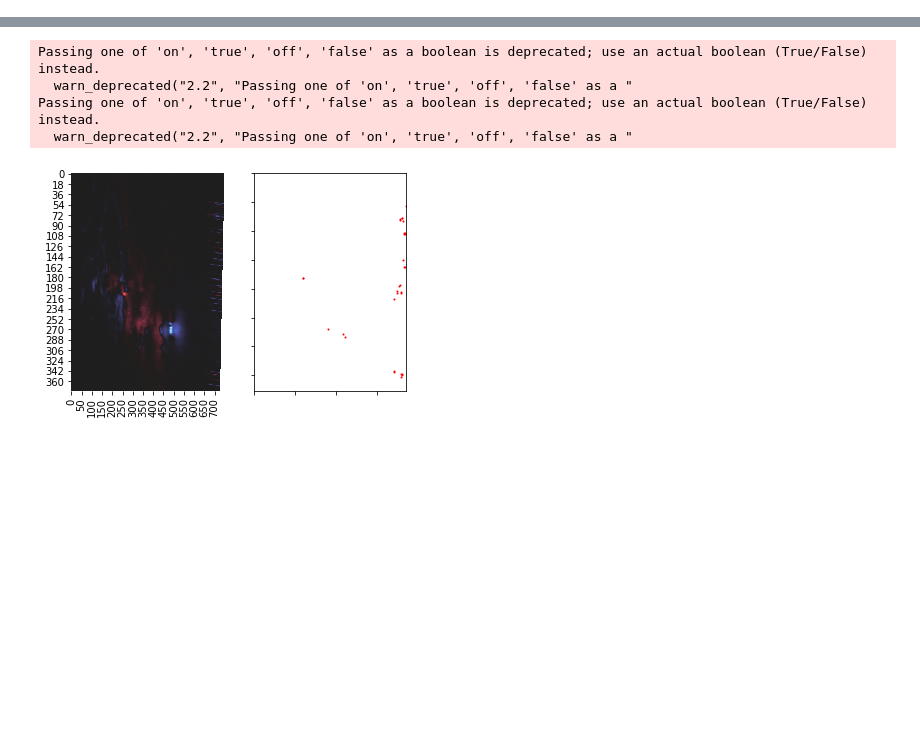
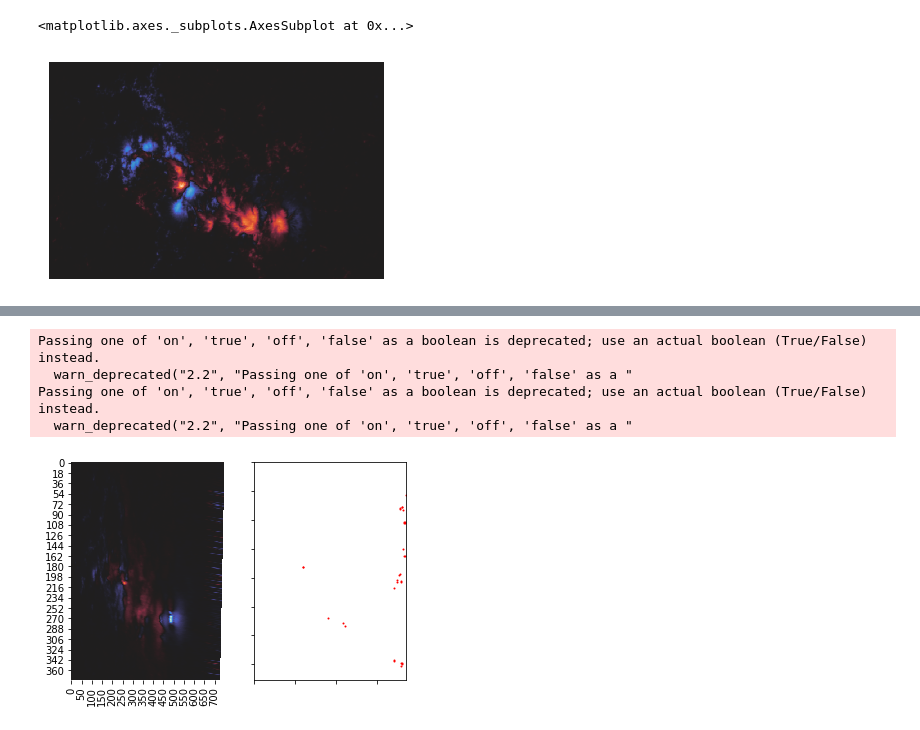
Before and after one commit to husun0822/BlueSky_Project, a Jupyter notebook: PIL/PIL_Core.ipynb, the cells around one changed output, grey strips where cells are left out. Drawn from its saved outputs; the diff is of its cells as text; code cells hidden in the pictures; blank space fills up the shorter version.

```diff
--- a/PIL/PIL_Core.ipynb
+++ b/PIL/PIL_Core.ipynb
@@ -242,0 +310,4 @@ def Candidate_selection(image,pixel_coor,pixel_weight,pixel_polarity,row_top,row
+# %%
+data = np.load('HARP377.npy')
+image = data[800,:,:]
+%matplotlib inline
@@ -242,0 +387,5 @@ def Candidate_selection(image,pixel_coor,pixel_weight,pixel_polarity,row_top,row
+# %%
+seaborn.heatmap(image,center=0, cbar=False,xticklabels=False, yticklabels=False)
+# %% [output]
+<matplotlib.axes._subplots.AxesSubplot at 0x...>
+[figure, added]
```
Also changed, not shown: parts of 18 cells of this notebook, 5 other files.
